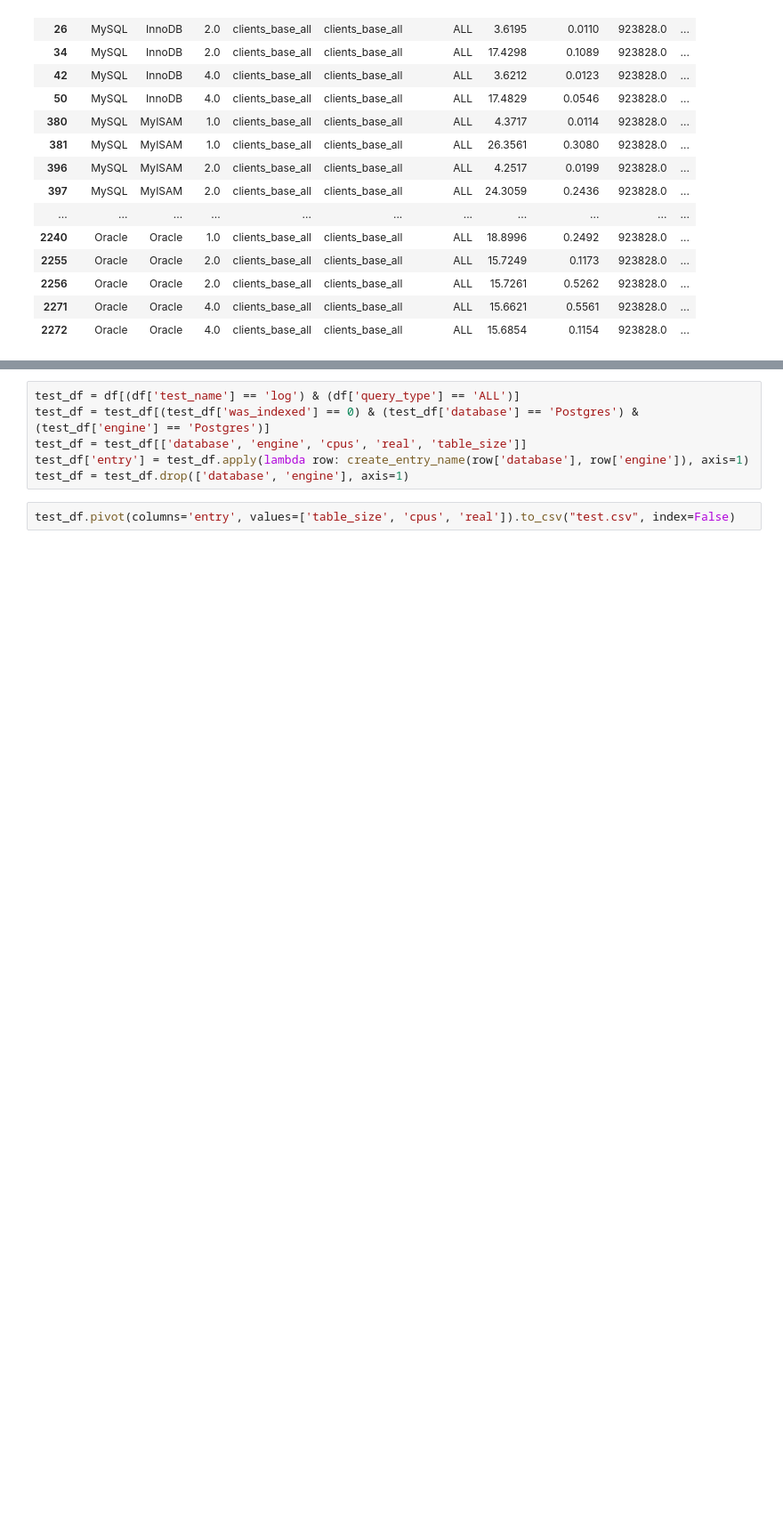
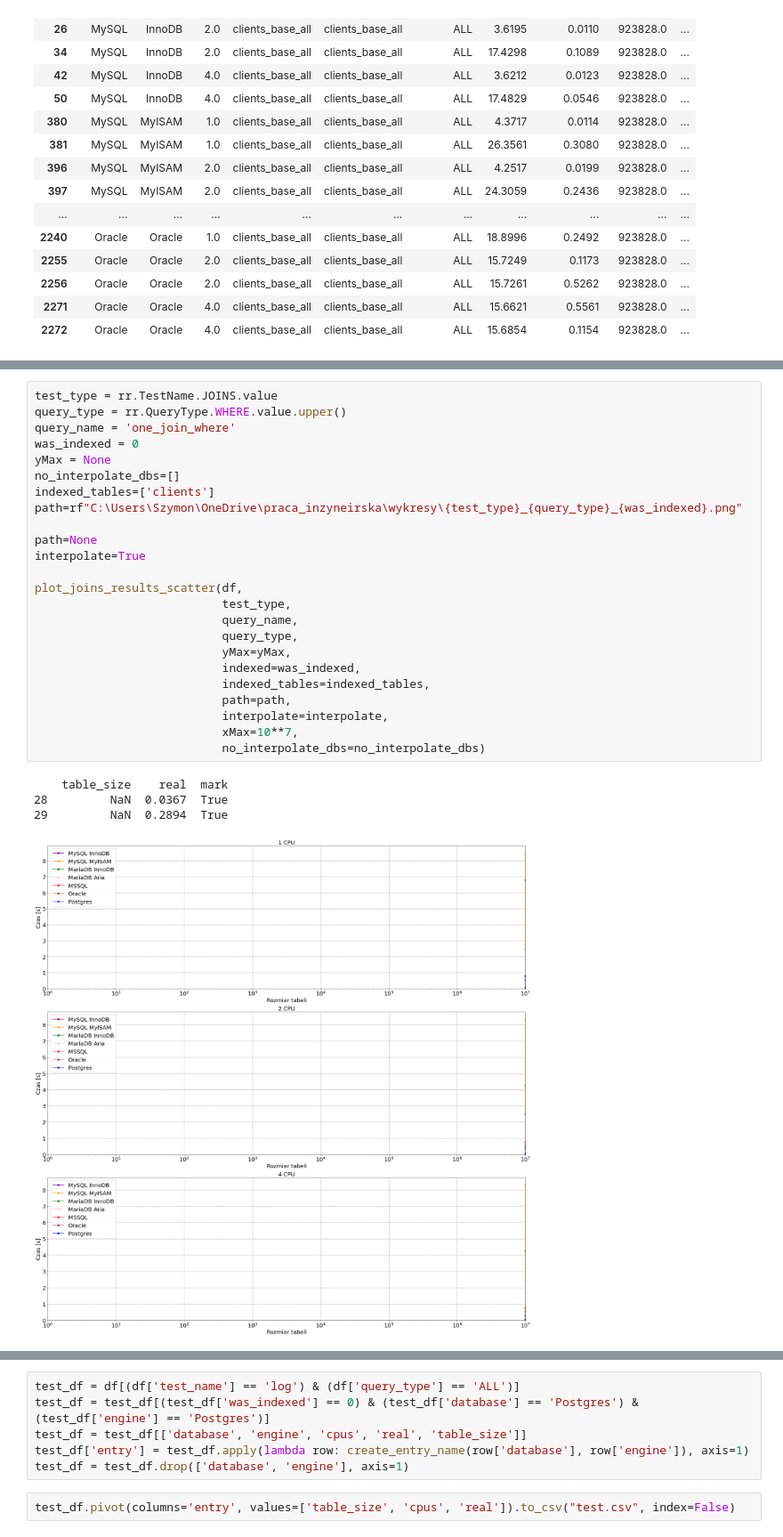
Before and after one commit to skarpecki/db_perf_tests, a Jupyter notebook: praca_inz.ipynb, the cells around one changed output, grey strips where cells are left out. Shown at 89% size. Drawn from its saved outputs; the diff is of its cells as text; blank space fills up the shorter version.

```diff
--- a/praca_inz.ipynb
+++ b/praca_inz.ipynb
@@ -176 +251,30 @@ plot_results_scatter(df,
+# %%
+test_type = rr.TestName.JOINS.value
+query_type = rr.QueryType.WHERE.value.upper()
+query_name = 'one_join_where'
+was_indexed = 0
+yMax = None
+no_interpolate_dbs=[]
+indexed_tables=['clients']
+path=rf"C:\Users\Szymon\OneDrive\praca_inzyneirska\wykresy\{test_type}_{query_type}_{was_indexed}.png"
+
+path=None
+interpolate=True
+
+plot_joins_results_scatter(df,
+                           test_type,
+                           query_name,
+                           query_type,
+                           yMax=yMax,
+                           indexed=was_indexed,
+                           indexed_tables=indexed_tables,
+                           path=path,
+                           interpolate=interpolate,
+                           xMax=10**7,
+                           no_interpolate_dbs=no_interpolate_dbs)
+# %% [output]
+    table_size    real  mark
+28         NaN  0.0367  True
+29         NaN  0.2894  True
+[figure, added]
 # %%
```
Also changed, not shown: parts of 7 cells of this notebook.
